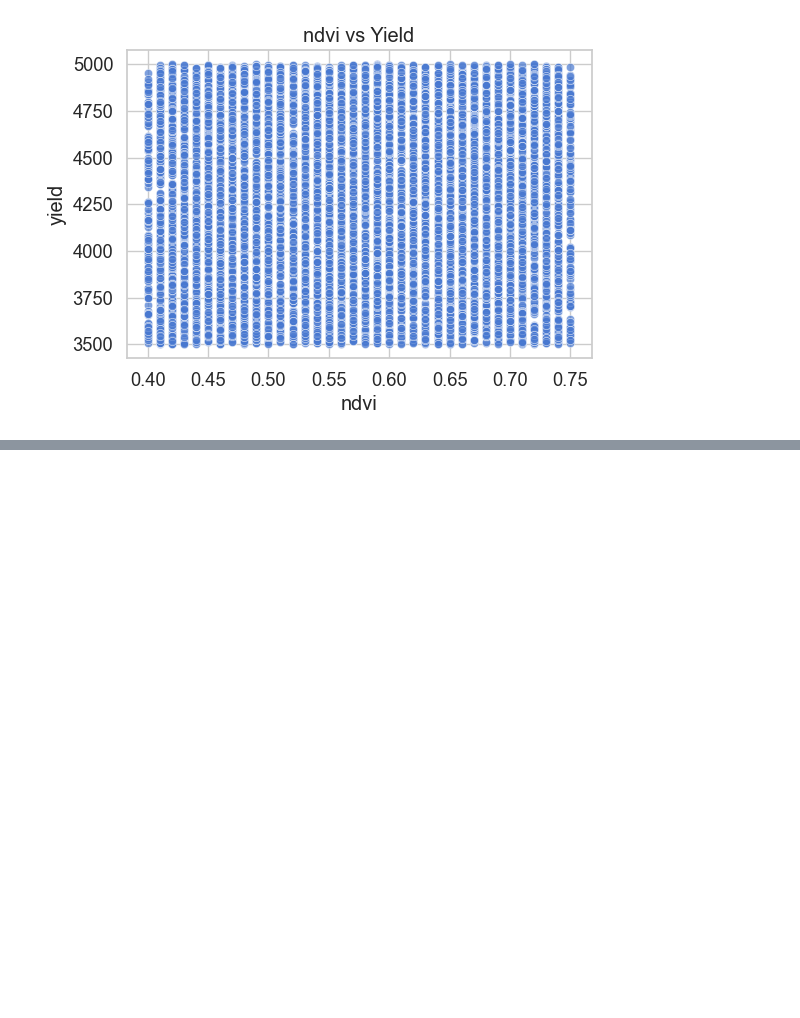
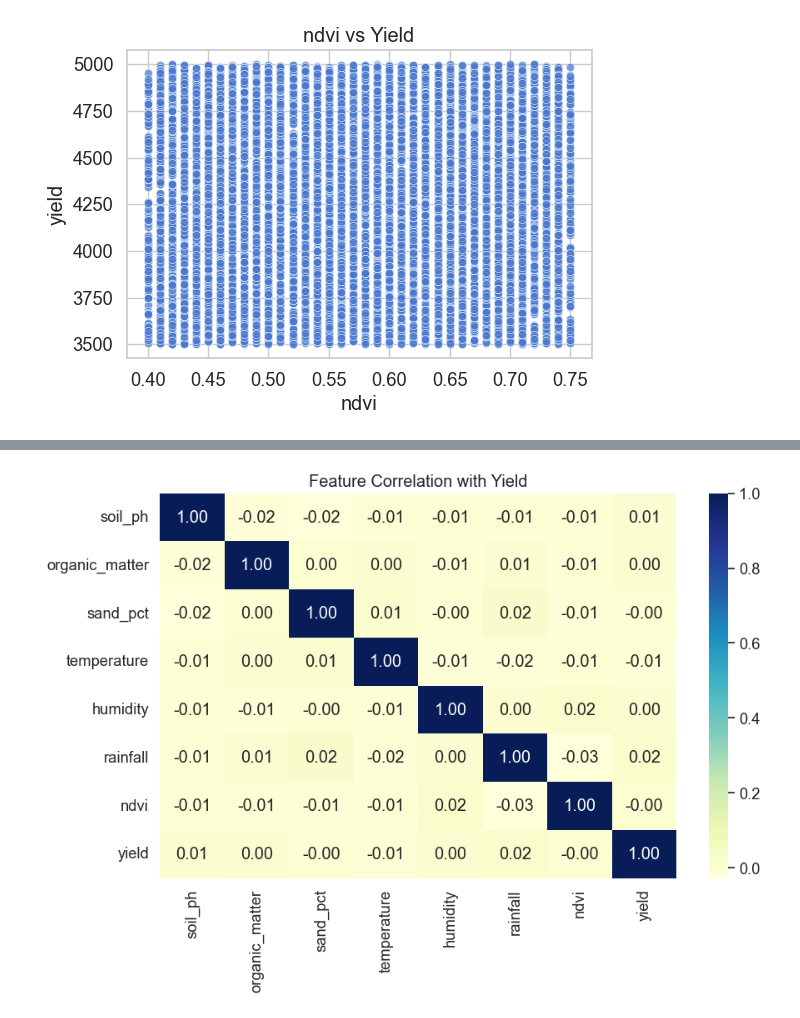
Before and after one commit to 22AmitDeo/Feild-Yeild-Estimation, a Jupyter notebook: data/notebooks/01_exploration.ipynb, the cells around one changed output, grey strips where cells are left out. Saved outputs shown, nothing was run; the diff lists cells and outputs as text; code cells hidden in the pictures; blank space fills up the shorter version.

Commit message:
correlation

```diff
--- a/data/notebooks/01_exploration.ipynb
+++ b/data/notebooks/01_exploration.ipynb
@@ -85,0 +94,8 @@ for col in features_to_plot:
+# %%
+df_numeric = df.drop(columns=["field_id"])  # drop non-numeric IDs
+plt.figure(figsize=(10, 6))
+sns.heatmap(df_numeric.corr(), annot=True, cmap="YlGnBu", fmt=".2f")
+plt.title("Feature Correlation with Yield")
+plt.show()
+# %% [output]
+[figure, added]
```
Also changed, not shown: parts of 1 cell of this notebook.
